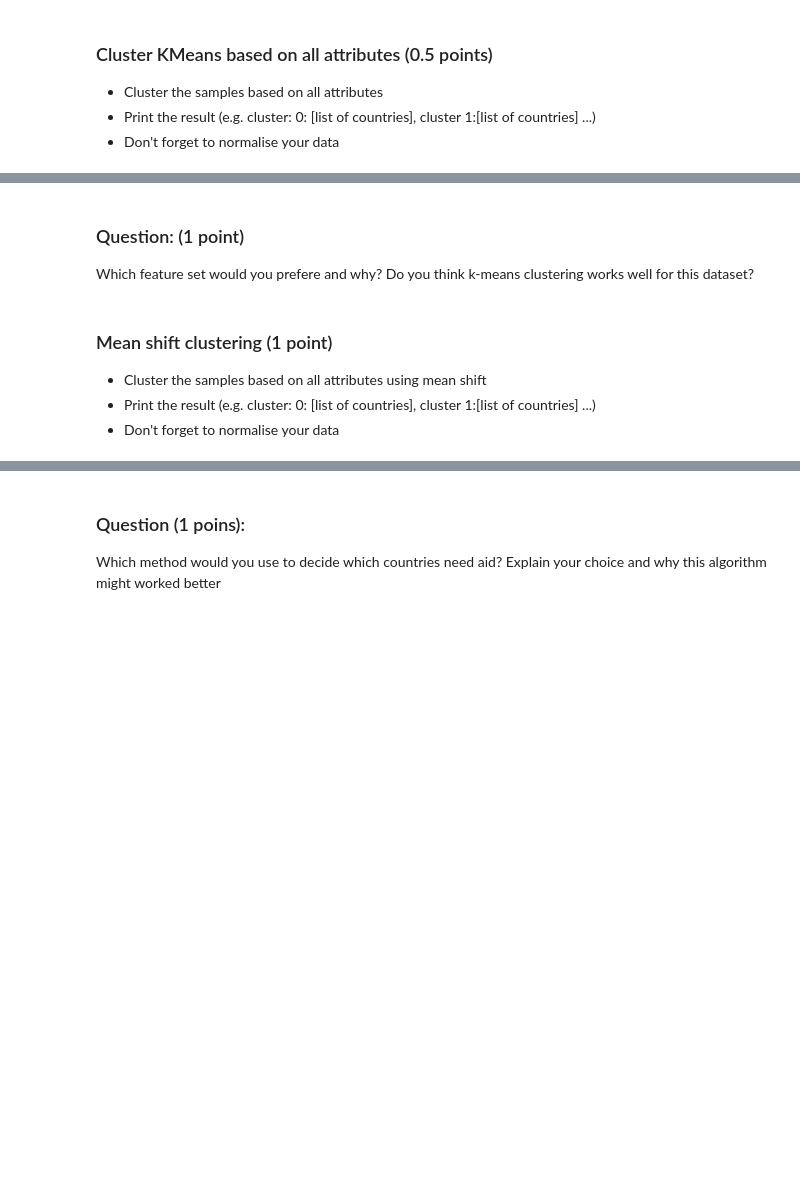
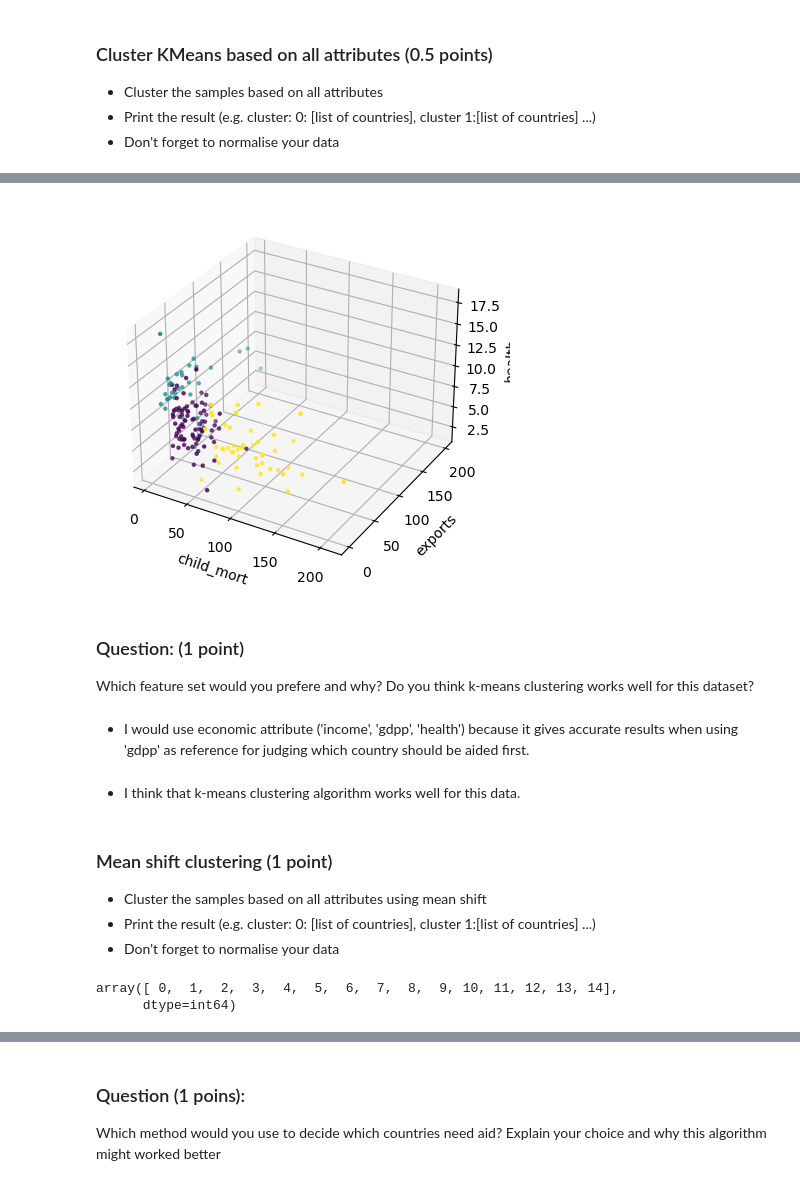
Before and after one commit to rangsimanketkaew/phy371, a Jupyter notebook: Lab4.ipynb, the cells around one changed output, grey strips where cells are left out. Cells and saved outputs as stored; diff of their text form; code cells hidden in the pictures; blank space fills up the shorter version.

```diff
--- a/Lab4.ipynb
+++ b/Lab4.ipynb
@@ -355,3 +527,16 @@ visualise(X_health, y_kmeans_health)
 - Cluster the samples based on all attributes
 - Print the result (e.g. cluster: 0: [list of countries], cluster 1:[list of countries] ...)
 - Don't forget to normalise your data
+# %%
+# Make sure that all data in dataframe is numeric
+df_all = df_country.drop('country', axis=1)
+mat = df_all.values
+
+# Normalize the data
+sc = StandardScaler()
+X = sc.fit_transform(mat)
+
+# Determine number of countries
+num_countries = len(df_country['country'])
+
+kmeans = KMeans(n_clusters=3, random_state=0, n_init="auto").fit(X)
@@ -358,6 +601,16 @@ visualise(X_health, y_kmeans_health)
+# %%
+X_all = df_all
+y_kmeans_all = kmeans.labels_
+visualise(X_all, y_kmeans_all)
+# %% [output]
+[figure, added]
 # %% [markdown]
 ### Question:  (1 point)
 Which feature set would you prefere and why? Do you think k-means clustering works well for this dataset?
+# %% [markdown]
+- I would use economic attribute ('income', 'gdpp', 'health') because it gives accurate results when using 'gdpp' as reference for judging which country should be aided first.
+# %% [markdown]
+- I think that k-means clustering algorithm works well for this data.
 # %% [markdown]
 ### Mean shift clustering (1 point)
 - Cluster the samples based on all attributes using mean shift
@@ -365,0 +632,5 @@ Which feature set would you prefere and why? Do you think k-means clustering wor
+# %%
+np.unique(meanshift.labels_)
+# %% [output]
+array([ 0,  1,  2,  3,  4,  5,  6,  7,  8,  9, 10, 11, 12, 13, 14],
+      dtype=int64)
```
Also changed, not shown: parts of 29 cells of this notebook.
